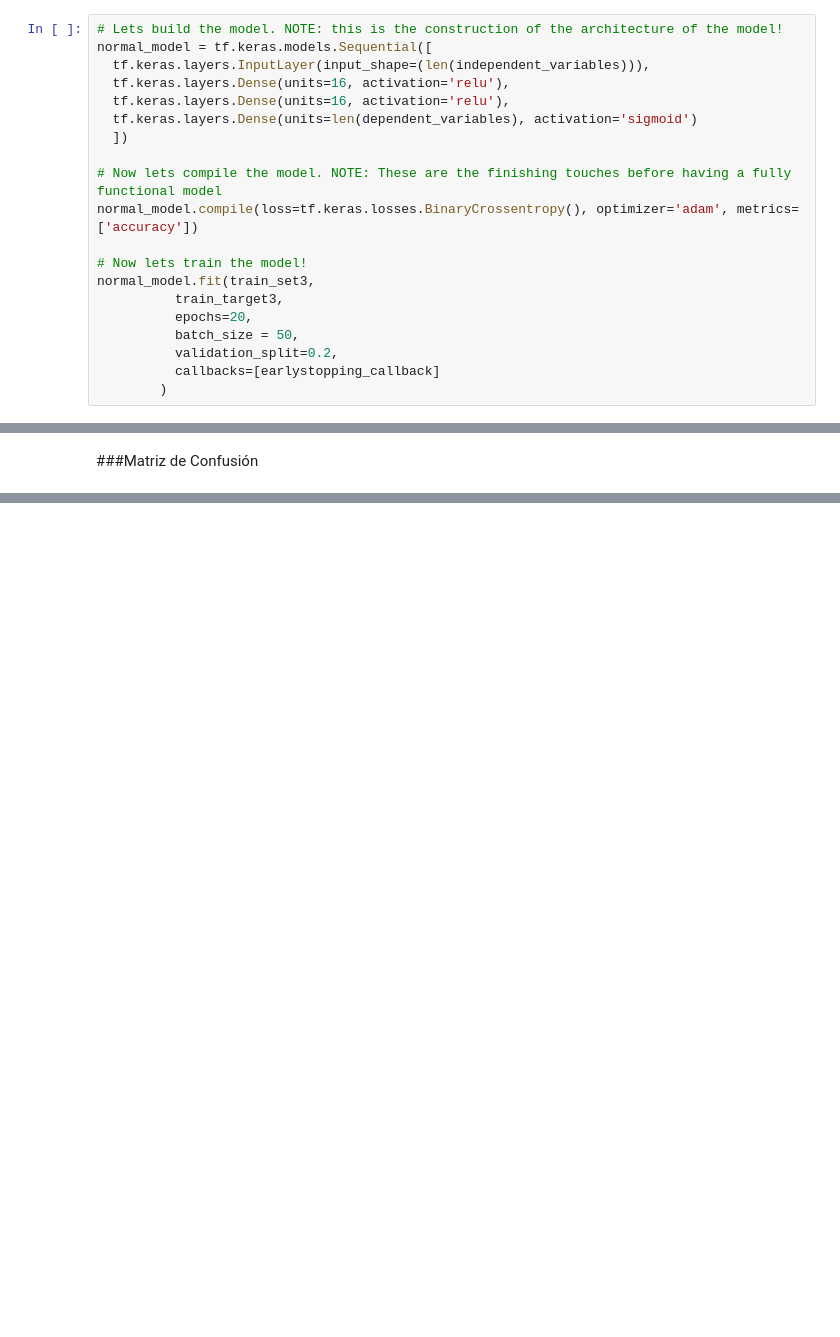
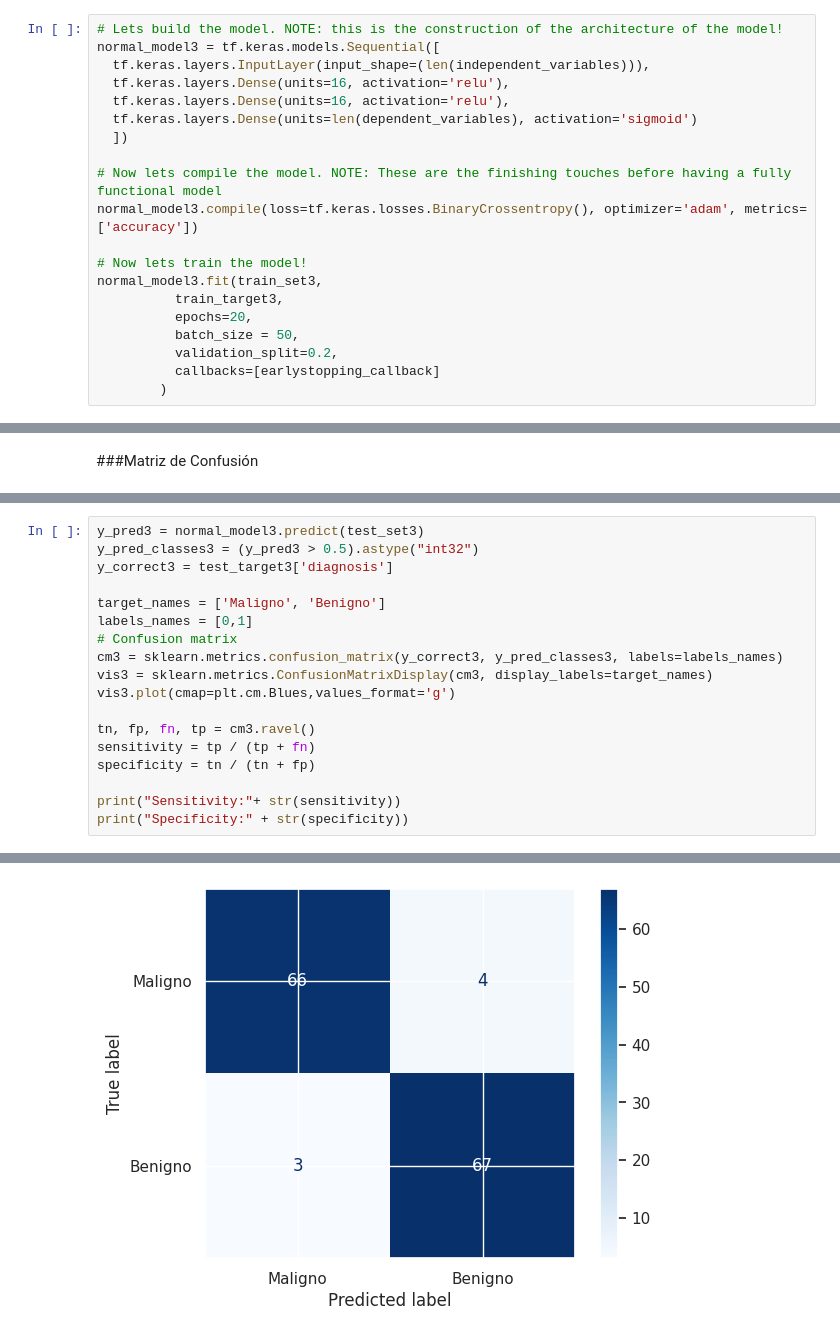
Before and after one commit to Daniel-1A/ProyectoSP1-BreastClasification, a Jupyter notebook: Proyecto_1.ipynb, the cells around one changed output, grey strips where cells are left out. Saved outputs shown, nothing was run; the diff lists cells and outputs as text; blank space fills up the shorter version.

```diff
--- a/Proyecto_1.ipynb
+++ b/Proyecto_1.ipynb
@@ -706,7 +730,7 @@ test_target3 = oversampled_test[dependent_variables]
 ###Modelo
 # %%
 # Lets build the model. NOTE: this is the construction of the architecture of the model!
-normal_model = tf.keras.models.Sequential([
+normal_model3 = tf.keras.models.Sequential([
   tf.keras.layers.InputLayer(input_shape=(len(independent_variables))),
   tf.keras.layers.Dense(units=16, activation='relu'),
   tf.keras.layers.Dense(units=16, activation='relu'),
@@ -714,10 +738,10 @@ normal_model = tf.keras.models.Sequential([
   ])
 
 # Now lets compile the model. NOTE: These are the finishing touches before having a fully functional model
-normal_model.compile(loss=tf.keras.losses.BinaryCrossentropy(), optimizer='adam', metrics=['accuracy'])
+normal_model3.compile(loss=tf.keras.losses.BinaryCrossentropy(), optimizer='adam', metrics=['accuracy'])
 
 # Now lets train the model!
-normal_model.fit(train_set3,
+normal_model3.fit(train_set3,
           train_target3,
           epochs=20,
           batch_size = 50,
@@ -769,0 +779,19 @@ plt.show()
+# %%
+y_pred3 = normal_model3.predict(test_set3)
+y_pred_classes3 = (y_pred3 > 0.5).astype("int32")
+y_correct3 = test_target3['diagnosis']
+
+target_names = ['Maligno', 'Benigno']
+labels_names = [0,1]
+# Confusion matrix
+cm3 = sklearn.metrics.confusion_matrix(y_correct3, y_pred_classes3, labels=labels_names)
+vis3 = sklearn.metrics.ConfusionMatrixDisplay(cm3, display_labels=target_names)
+vis3.plot(cmap=plt.cm.Blues,values_format='g')
+
+tn, fp, fn, tp = cm3.ravel()
+sensitivity = tp / (tp + fn)
+specificity = tn / (tn + fp)
+
+print("Sensitivity:"+ str(sensitivity))
+print("Specificity:" + str(specificity))
+# %% [output]
@@ -769,0 +801 @@ plt.show()
+[figure, added]
```
Also changed, not shown: parts of 27 cells of this notebook.
